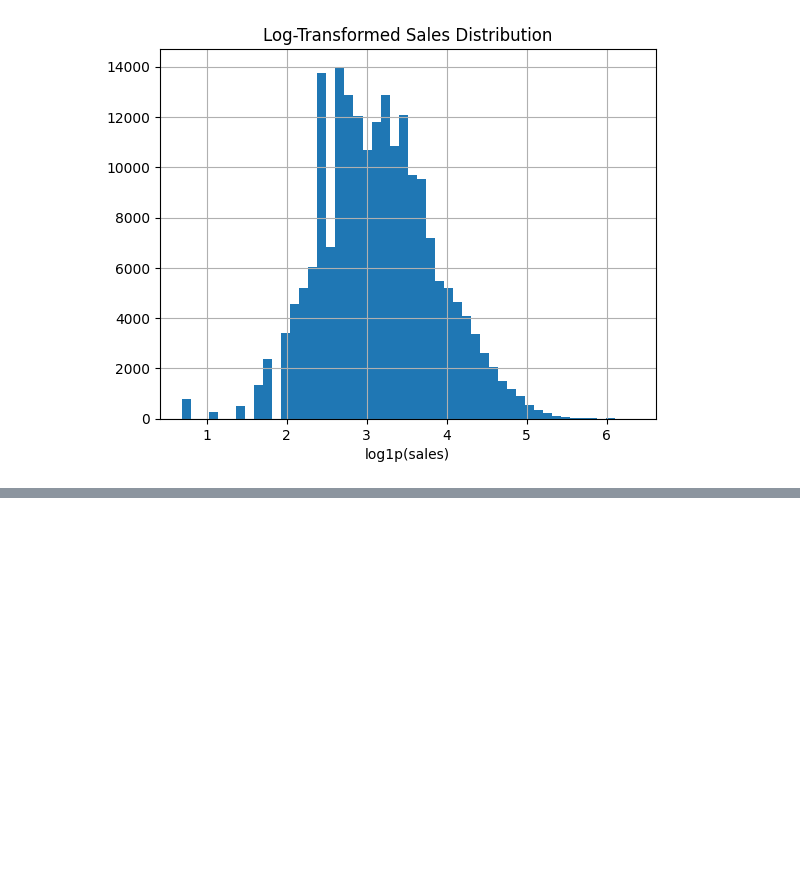
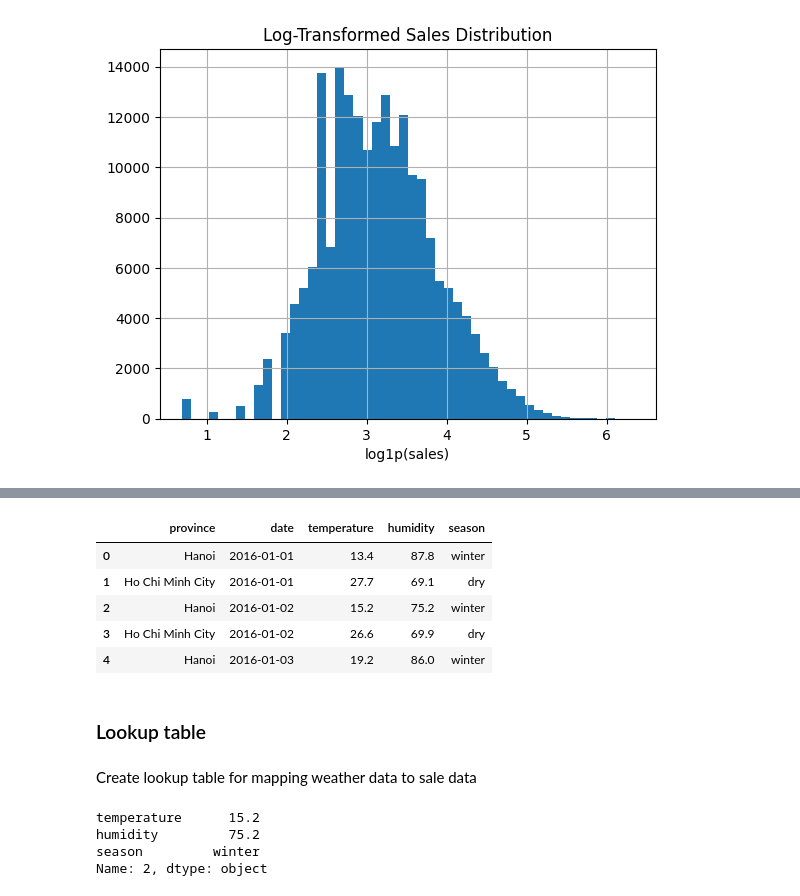
Before and after one commit to btduyforwork/sales_forecasting_xai, a Jupyter notebook: notebooks/01_preprocessing.ipynb, the cells around one changed output, grey strips where cells are left out. Saved outputs shown, nothing was run; the diff lists cells and outputs as text; code cells hidden in the pictures; blank space fills up the shorter version.

```diff
--- a/notebooks/01_preprocessing.ipynb
+++ b/notebooks/01_preprocessing.ipynb
@@ -155,0 +200,22 @@ plt.show()
+# %%
+df_weather=df_weather.rename(columns={"city":"province"})
+# %%
+df_weather.head()
+# %% [output]
+|  | province | date | temperature | humidity | season |
+| 0 | Hanoi | 2016-01-01 | 13.4 | 87.8 | winter |
+| 1 | Ho Chi Minh City | 2016-01-01 | 27.7 | 69.1 | dry |
+| 2 | Hanoi | 2016-01-02 | 15.2 | 75.2 | winter |
+| 3 | Ho Chi Minh City | 2016-01-02 | 26.6 | 69.9 | dry |
+| 4 | Hanoi | 2016-01-03 | 19.2 | 86.0 | winter |
+# %% [markdown]
+### Lookup table
+# %% [markdown]
+Create lookup table for mapping weather data to sale data
+# %%
+df_weather.loc[2, ["temperature","humidity","season"]]
+# %% [output]
+temperature      15.2
+humidity         75.2
+season         winter
+Name: 2, dtype: object
```
Also changed, not shown: parts of 15 cells of this notebook, 4 other files.
